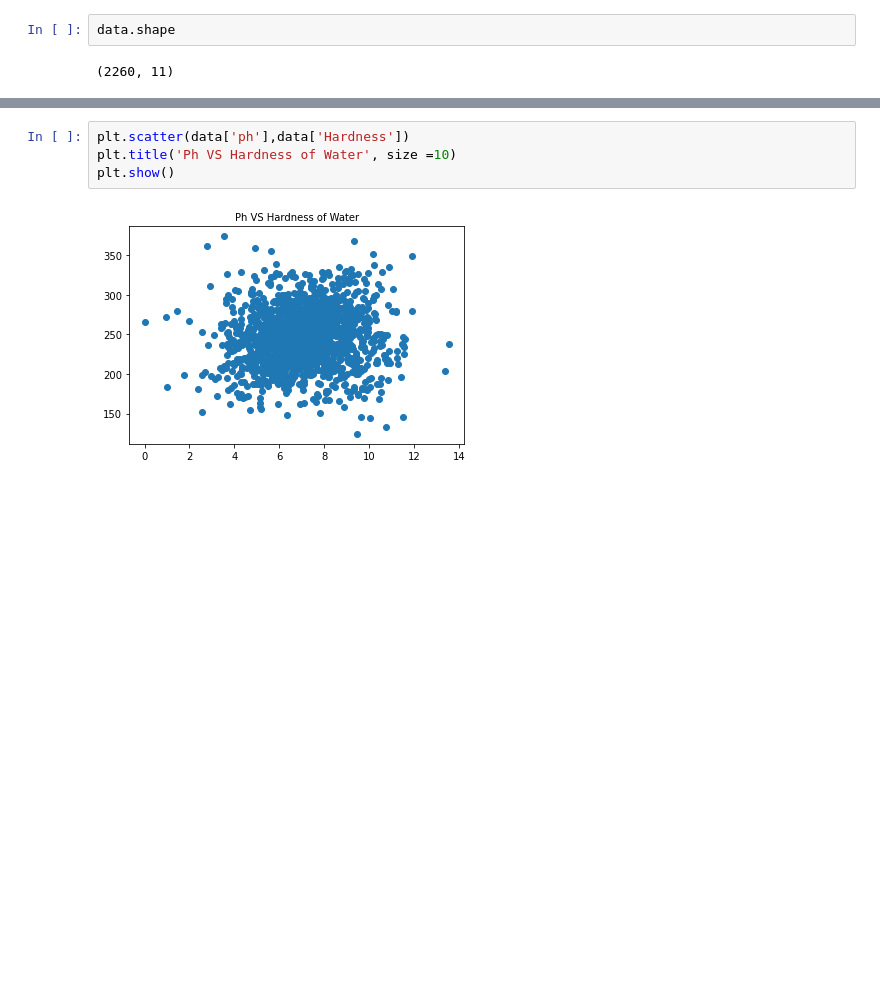
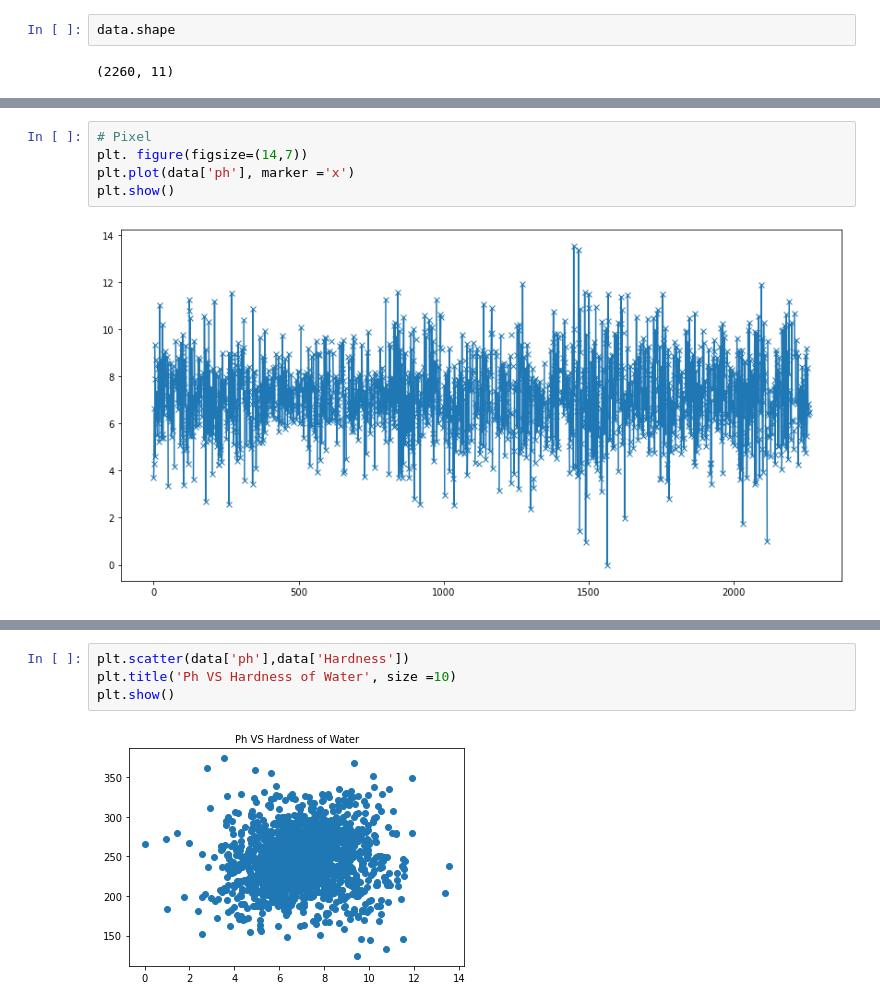
Before and after one commit to Oluwadara-Adepoju/Python_Tutorials, a Jupyter notebook: Matplolib/Introduction.ipynb, the cells around one changed output, grey strips where cells are left out. Cells and saved outputs as stored; diff of their text form; blank space fills up the shorter version.

```diff
--- a/Matplolib/Introduction.ipynb
+++ b/Matplolib/Introduction.ipynb
@@ -56,0 +71,7 @@ data.shape
+# %%
+# Pixel
+plt. figure(figsize=(14,7))
+plt.plot(data['ph'], marker ='x')
+plt.show()
+# %% [output]
+[figure, added]
```
Also changed, not shown: parts of 7 cells of this notebook.
